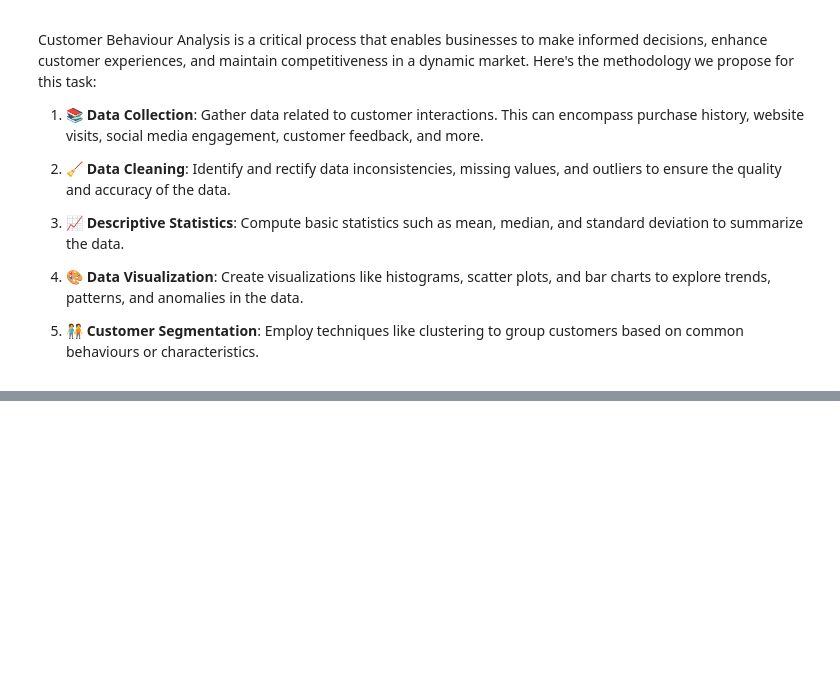
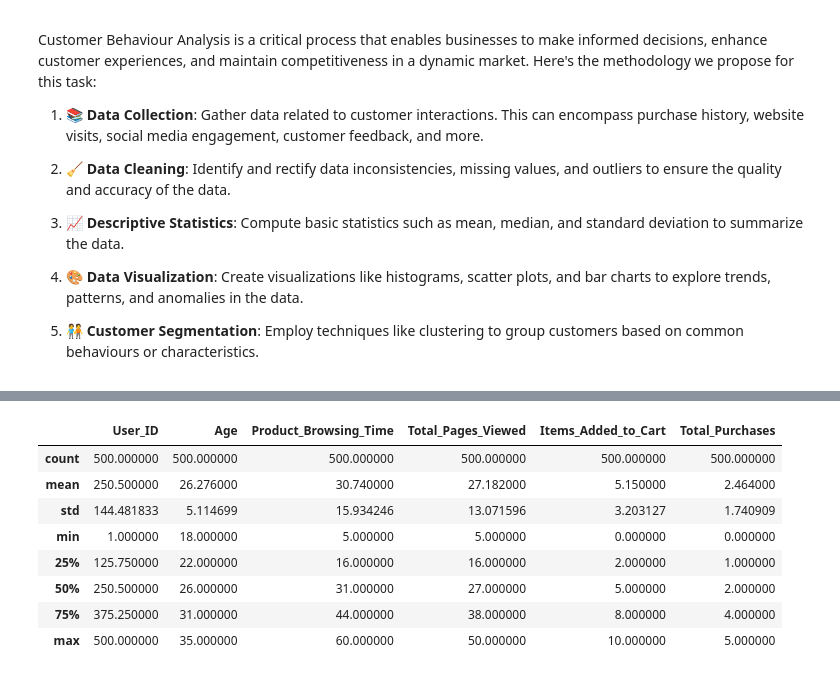
Before and after one commit to Mfundo-debug/CustomerBehaviourAnalysis, a Jupyter notebook: EDA.ipynb, the cells around one changed output, grey strips where cells are left out. Saved outputs shown, nothing was run; the diff lists cells and outputs as text; code cells hidden in the pictures; blank space fills up the shorter version.

```diff
--- a/EDA.ipynb
+++ b/EDA.ipynb
@@ -45,0 +132,12 @@ Customer Behaviour Analysis is a critical process that enables businesses to mak
+# %%
+dataset.describe()
+# %% [output]
+|  | User_ID | Age | Product_Browsing_Time | Total_Pages_Viewed | Items_Added_to_Cart | Total_Purchases |
+| count | 500.000000 | 500.000000 | 500.000000 | 500.000000 | 500.000000 | 500.000000 |
+| mean | 250.500000 | 26.276000 | 30.740000 | 27.182000 | 5.150000 | 2.464000 |
+| std | 144.481833 | 5.114699 | 15.934246 | 13.071596 | 3.203127 | 1.740909 |
+| min | 1.000000 | 18.000000 | 5.000000 | 5.000000 | 0.000000 | 0.000000 |
+| 25% | 125.750000 | 22.000000 | 16.000000 | 16.000000 | 2.000000 | 1.000000 |
+| 50% | 250.500000 | 26.000000 | 31.000000 | 27.000000 | 5.000000 | 2.000000 |
+| 75% | 375.250000 | 31.000000 | 44.000000 | 38.000000 | 8.000000 | 4.000000 |
+| max | 500.000000 | 35.000000 | 60.000000 | 50.000000 | 10.000000 | 5.000000 |
```
Also changed, not shown: parts of 25 cells of this notebook.
